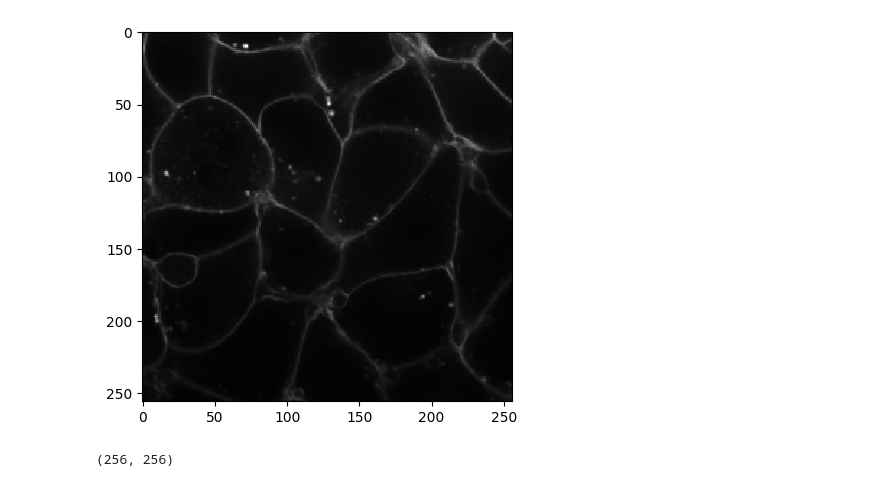
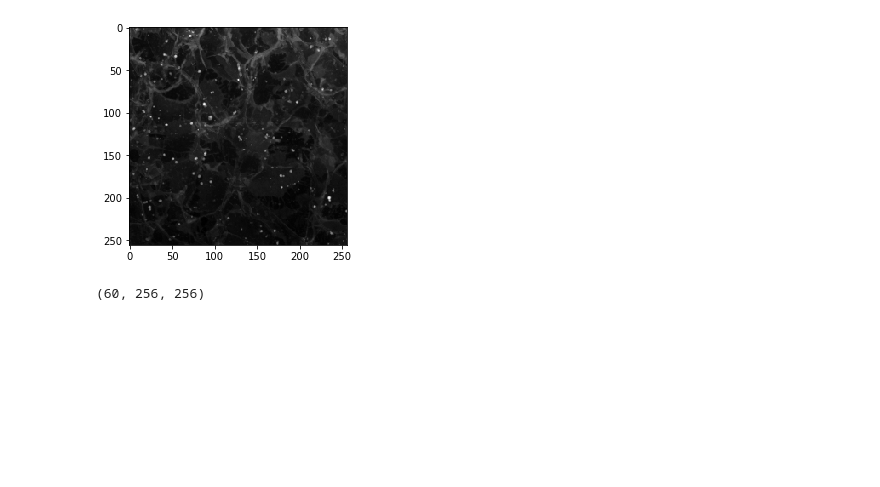
Before and after one commit to clEsperanto/pyclesperanto_prototype, a Jupyter notebook: demo/segmentation/level_set_segmentation.ipynb, the cells around one changed output. Saved outputs shown, nothing was run; the diff lists cells and outputs as text; code cells hidden in the pictures; blank space fills up the shorter version.

```diff
--- a/demo/segmentation/level_set_segmentation.ipynb
+++ b/demo/segmentation/level_set_segmentation.ipynb
@@ -7,9 +10,7 @@ cle.select_device()
 # %%
-from skimage.data import cells3d
-
-image = cells3d()[30,0,...]
+image = cells3d()[:,0,...]
 cle.imshow(image)
 print(image.shape)
 # %% [output]
-[figure, old version]
+[figure, new version]
-(256, 256)
+(60, 256, 256)
```
Also changed, not shown: parts of 7 cells of this notebook, 1 other file.
